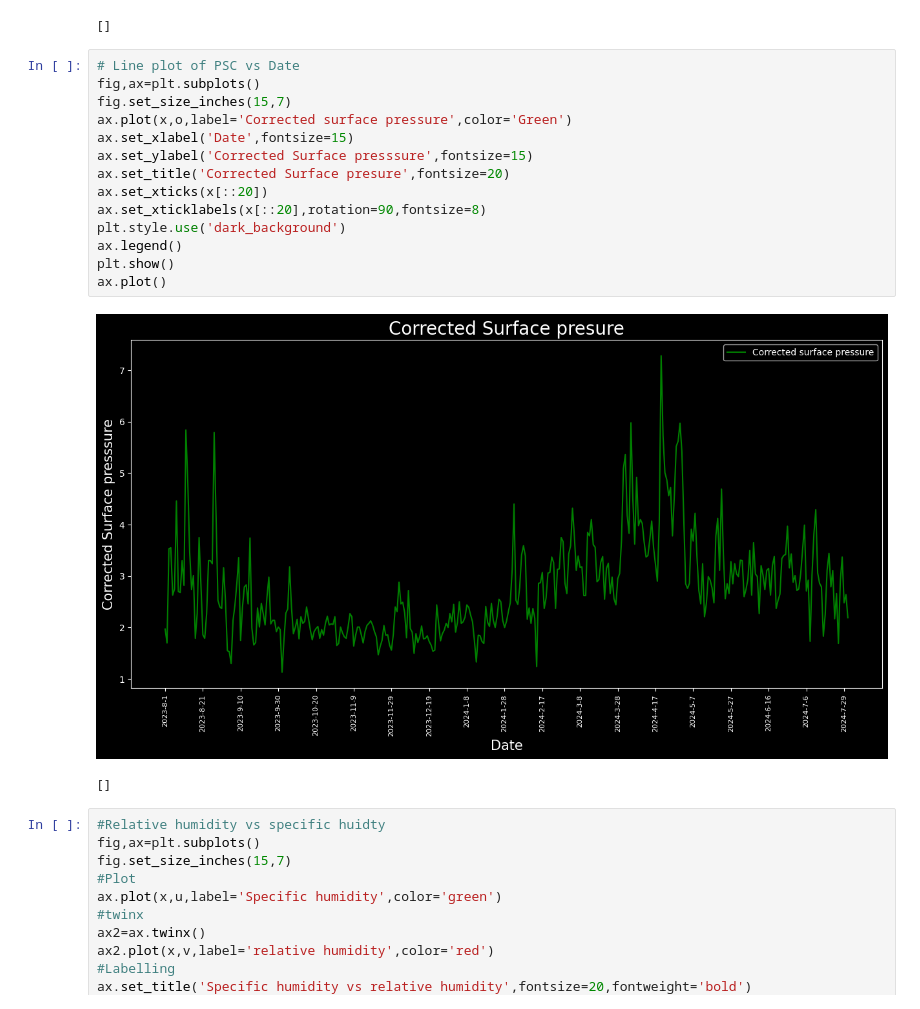
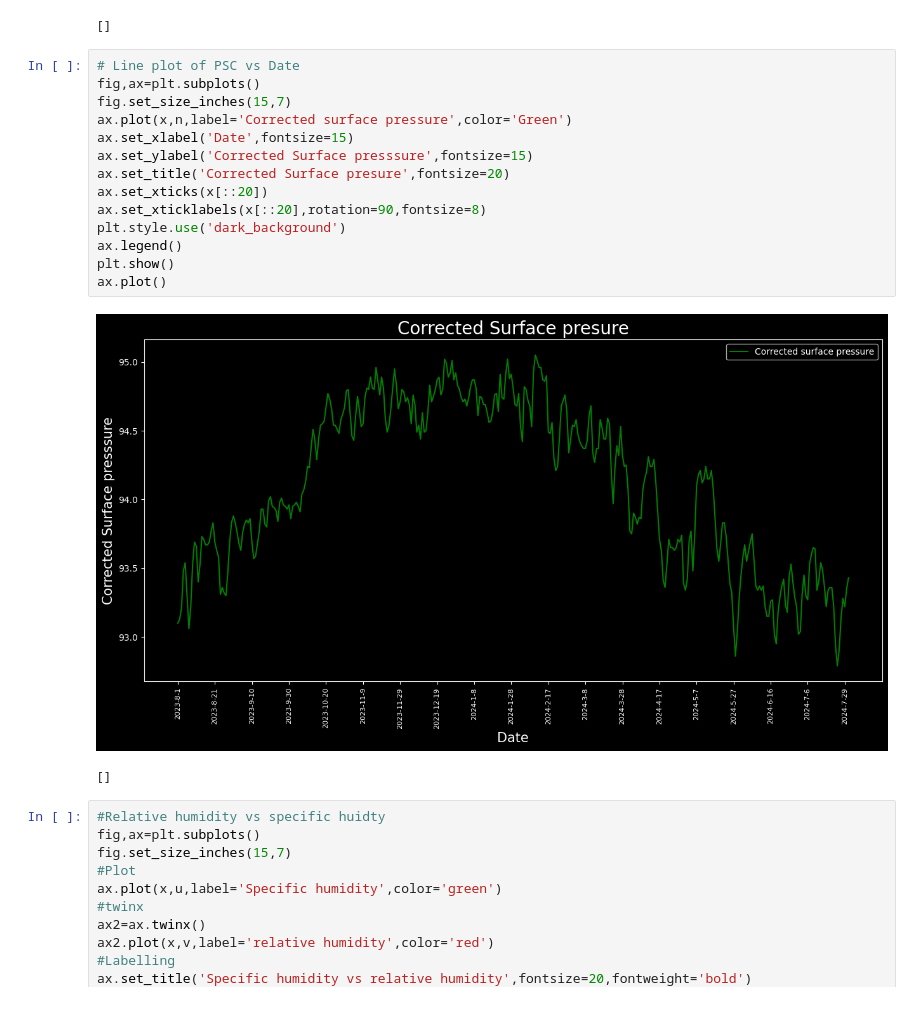
Before and after one commit to jsdhami/Lightning-Research-Data, a Jupyter notebook: Data_visualization_of_fators_for_cape.ipynb, the cells around one changed output. Drawn from its saved outputs; the diff is of its cells as text.

```diff
--- a/Data_visualization_of_fators_for_cape.ipynb
+++ b/Data_visualization_of_fators_for_cape.ipynb
@@ -87,19 +87,19 @@ ax.plot()
 # %%
 # Line plot of PSC vs Date
 fig,ax=plt.subplots()
 fig.set_size_inches(15,7)
-ax.plot(x,o,label='Corrected surface pressure',color='Green')
+ax.plot(x,n,label='Corrected surface pressure',color='Green')
 ax.set_xlabel('Date',fontsize=15)
 ax.set_ylabel('Corrected Surface presssure',fontsize=15)
 ax.set_title('Corrected Surface presure',fontsize=20)
 ax.set_xticks(x[::20])
 ax.set_xticklabels(x[::20],rotation=90,fontsize=8)
 plt.style.use('dark_background')
 ax.legend()
 plt.show()
 ax.plot()
 # %% [output]
-[figure, old version]
+[figure, new version]
 []
 # %%
 #Relative humidity vs specific huidty
```
